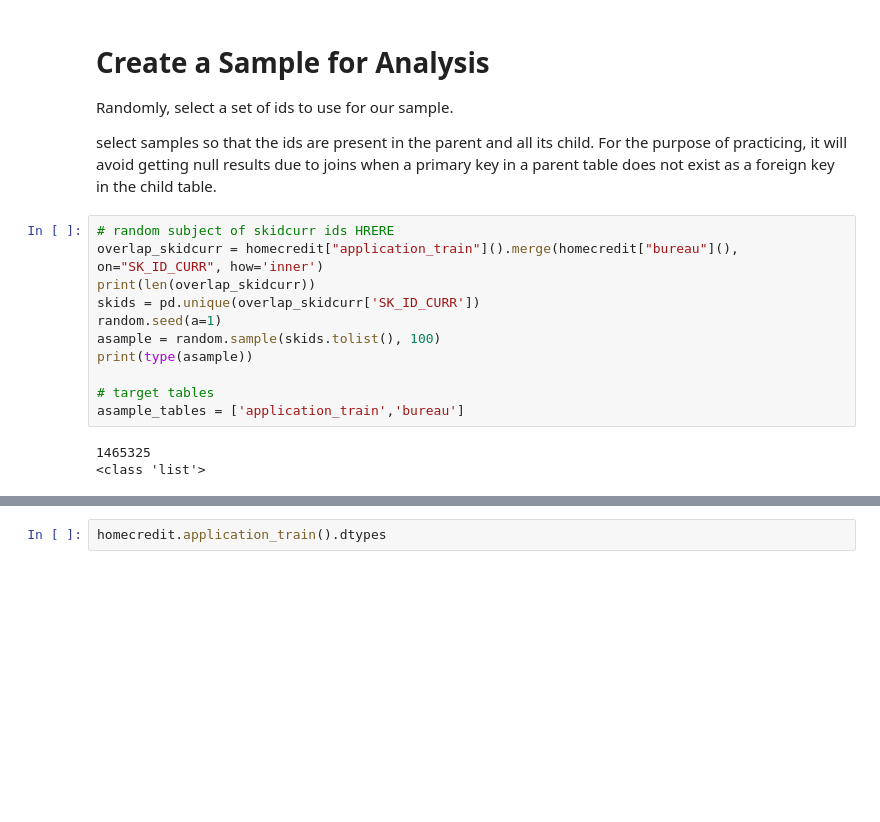
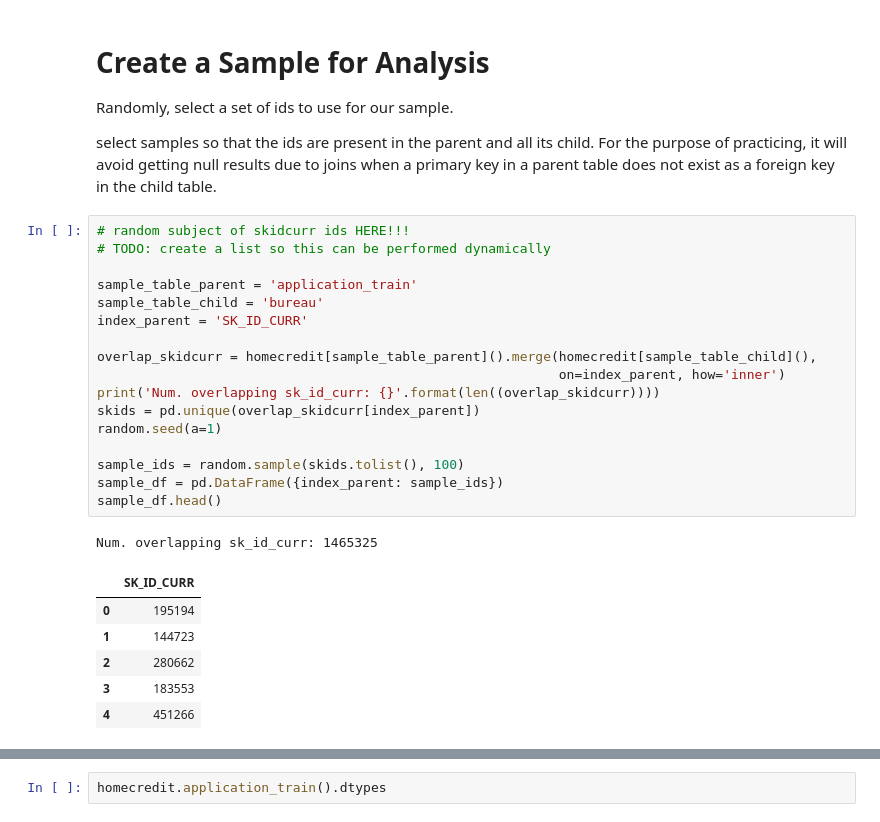
Before and after one commit to chalendony/data-prep-visualization, a Jupyter notebook: Version 3_Entitiy_Set_Failed_Automated Feature Engineering with Featuretools-Copy1.ipynb, the cells around one changed output, grey strips where cells are left out. Cells and saved outputs as stored; diff of their text form; blank space fills up the shorter version.

```diff
--- a/Version 3_Entitiy_Set_Failed_Automated Feature Engineering with Featuretools-Copy1.ipynb
+++ b/Version 3_Entitiy_Set_Failed_Automated Feature Engineering with Featuretools-Copy1.ipynb
@@ -37,19 +37,30 @@ Randomly, select a set of ids to use for our sample.
 
 select samples so that the ids are present in the parent and all its child.  For the purpose of practicing,  it will avoid getting null results due to joins when  a primary key in a parent table does not exist as a foreign key in the child table.
 # %%
-# random subject of skidcurr ids HRERE
-overlap_skidcurr = homecredit["application_train"]().merge(homecredit["bureau"](), on="SK_ID_CURR", how='inner')
-print(len(overlap_skidcurr))
-skids = pd.unique(overlap_skidcurr['SK_ID_CURR'])
+# random subject of skidcurr ids HERE!!!
+# TODO: create a list so this can be performed dynamically
+
+sample_table_parent = 'application_train'
+sample_table_child = 'bureau'
+index_parent = 'SK_ID_CURR'
+
+overlap_skidcurr = homecredit[sample_table_parent]().merge(homecredit[sample_table_child](),
+                                                           on=index_parent, how='inner')
+print('Num. overlapping sk_id_curr: {}'.format(len((overlap_skidcurr))))
+skids = pd.unique(overlap_skidcurr[index_parent])
 random.seed(a=1)
-asample = random.sample(skids.tolist(), 100)
-print(type(asample))
 
-# target tables
-asample_tables = ['application_train','bureau']
+sample_ids = random.sample(skids.tolist(), 100)
+sample_df = pd.DataFrame({index_parent: sample_ids})
+sample_df.head()
 # %% [output]
-1465325
-<class 'list'>
+Num. overlapping sk_id_curr: 1465325
+|  | SK_ID_CURR |
+| 0 | 195194 |
+| 1 | 144723 |
+| 2 | 280662 |
+| 3 | 183553 |
+| 4 | 451266 |
 # %% [markdown]
 # Validate Data Types
 
```
Also changed, not shown: parts of 15 cells of this notebook.
